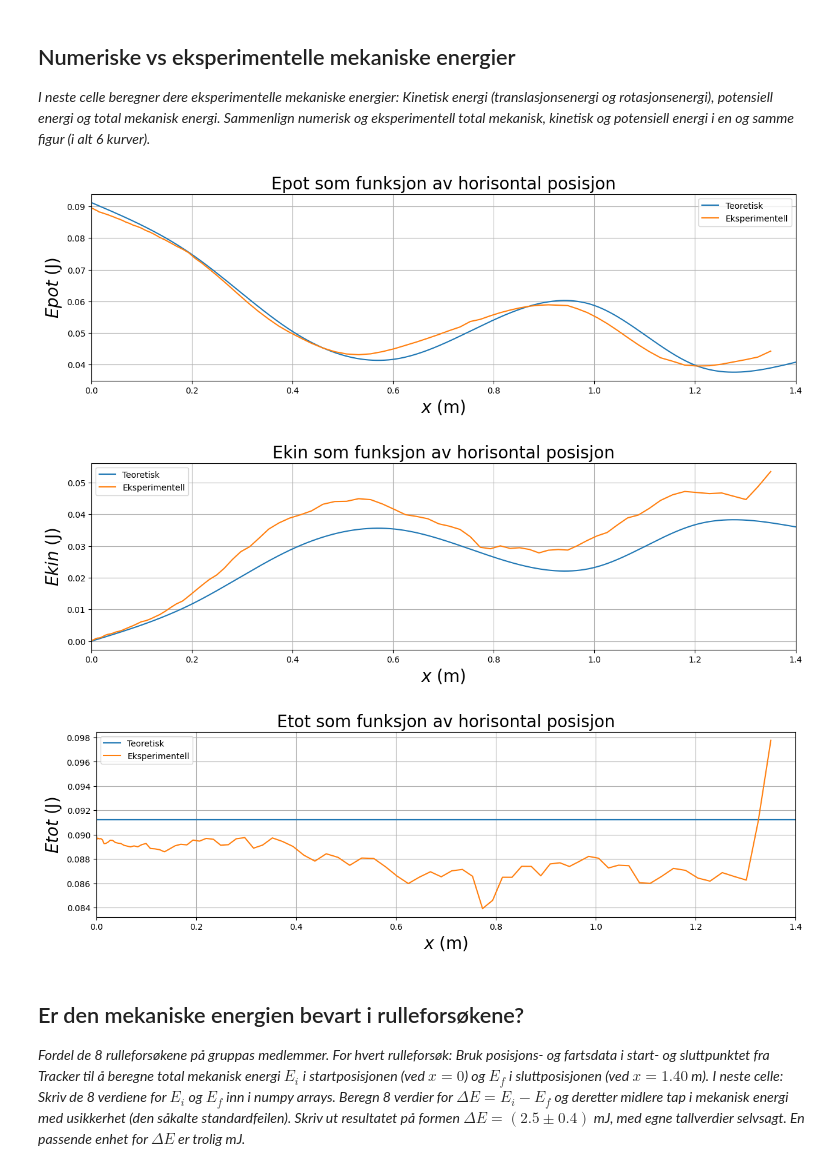
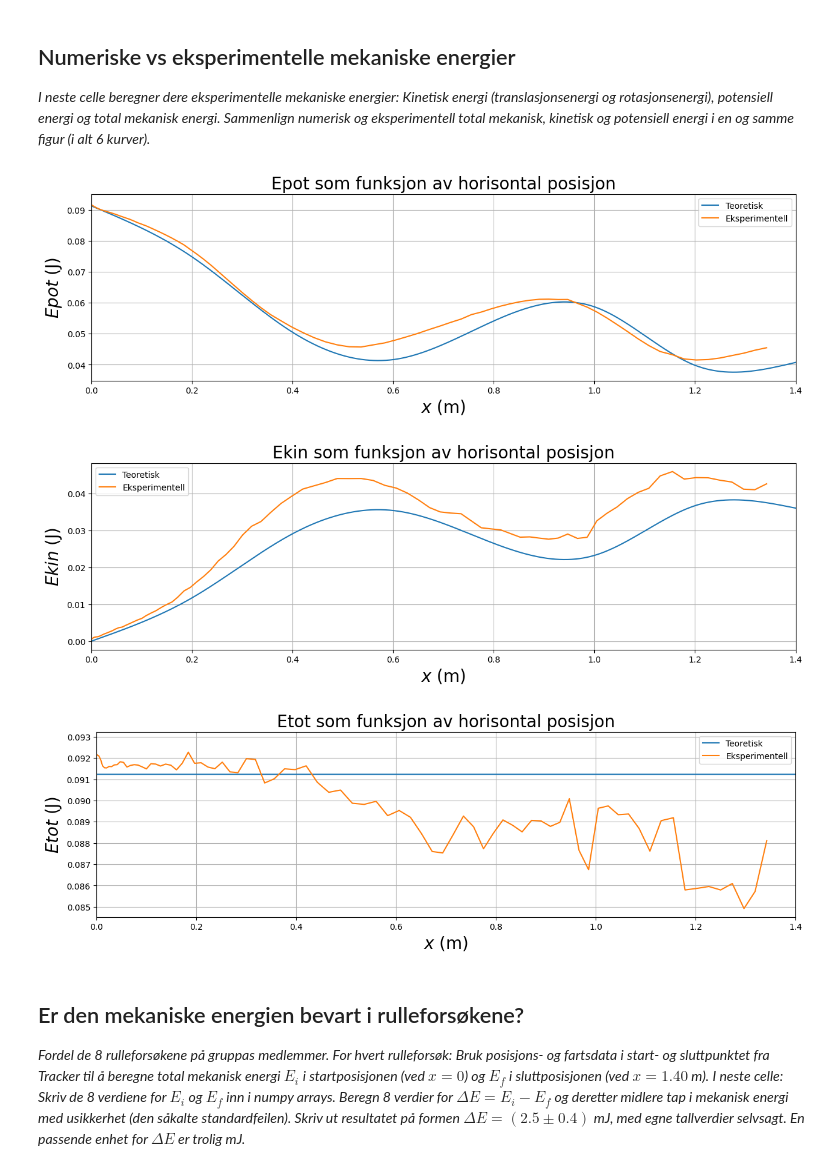
Before and after one commit to fnilsen1/TFY4115-lab, a Jupyter notebook: mal_V24.ipynb, the cells around one changed output. Drawn from its saved outputs; the diff is of its cells as text; code cells hidden in the pictures.

Commit message:
La til beregning av mekanisk energi

```diff
--- a/mal_V24.ipynb
+++ b/mal_V24.ipynb
@@ -434,12 +458,12 @@ plt.show()
 
 *I neste celle beregner dere eksperimentelle mekaniske energier: Kinetisk energi (translasjonsenergi og rotasjonsenergi), potensiell energi og total mekanisk energi. Sammenlign numerisk og eksperimentell total mekanisk, kinetisk og potensiell energi i en og samme figur (i alt 6 kurver).*
 # %%
-#Beregning av eksperimentell Etrans_exp, Erot_exp, Ekin_exp, Epot_exp, Etot_exp
-Etrans_exp = 1/2*M*v_exp**2
-Erot_exp = 1/2*M*c*v_exp**2
-Ekin_exp = Erot_exp + Etrans_exp
-Epot_exp = M*g*y_exp
-Etot_exp = Ekin_exp + Epot_exp
+#Beregning av eksperimentell Etrans_exp, Erot1_exp, Ekin_exp, Epot1_exp, Etot1_exp
+Etrans_exp = 1/2*M*v1_exp**2
+Erot1_exp = 1/2*M*c*v1_exp**2
+Ekin_exp = Erot1_exp + Etrans_exp
+Epot1_exp = M*g*y1_exp
+Etot1_exp = Ekin_exp + Epot1_exp
 
 #Figurer som sammenligner numerisk og eksperimentell kinetisk, potensiell og total mekanisk energi
 
@@ -448,7 +472,7 @@ plt.figure(figsize=(15,4))
 # TEORETISK GRAF
 plt.plot(x, EpotArray, label = 'Teoretisk')
 # EXPERIMENTELL GRAF
-plt.plot(x_exp,Epot_exp, label = 'Eksperimentell')
+plt.plot(x1_exp,Epot1_exp, label = 'Eksperimentell')
 plt.title('Epot som funksjon av horisontal posisjon', fontsize=20)
 plt.xlabel('$x$ (m)', fontsize=20)
 plt.ylabel('$Epot$ (J)', fontsize=20)
@@ -456,38 +480,38 @@ plt.xlim(0, 1.400)
 plt.legend()
 plt.grid()
 plt.show()
 
 # Plot av Ekin(x)
 plt.figure(figsize=(15,4))
 # TEORETISK GRAF
 plt.plot(x, EkinArray, label = 'Teoretisk')
 # EXMPERIMENTELL GRAF
-plt.plot(x_exp,Ekin_exp, label = 'Eksperimentell')
+plt.plot(x1_exp,Ekin_exp, label = 'Eksperimentell')
 plt.title('Ekin som funksjon av horisontal posisjon', fontsize=20)
 plt.xlabel('$x$ (m)', fontsize=20)
 plt.ylabel('$Ekin$ (J)', fontsize=20)
 plt.xlim(0, 1.400)
 plt.legend()
 plt.grid()
 plt.show()
 
 # Plot av Etot(x)
 plt.figure(figsize=(15,4))
 # TEORETISK GRAF
 plt.plot(x, TotEnergiArray, label = 'Teoretisk')
 # EXMPERIMENTELL GRAF
-plt.plot(x_exp,Etot_exp,label = 'Eksperimentell')
+plt.plot(x1_exp,Etot1_exp,label = 'Eksperimentell')
 plt.title('Etot som funksjon av horisontal posisjon', fontsize=20)
 plt.xlabel('$x$ (m)', fontsize=20)
 plt.ylabel('$Etot$ (J)', fontsize=20)
 plt.xlim(0, 1.400)
 plt.legend()
 plt.grid()
 plt.show()
 # %% [output]
-[figure, old version]
+[figure, new version]
-[figure, old version]
+[figure, new version]
-[figure, old version]
+[figure, new version]
 # %% [markdown]
 ## Er den mekaniske energien bevart i rulleforsøkene?
 *Fordel de 8 rulleforsøkene på gruppas medlemmer. For hvert rulleforsøk: Bruk posisjons- og fartsdata i start- og sluttpunktet fra Tracker til å beregne total mekanisk energi $E_i$ i startposisjonen (ved $x=0$) og $E_f$ i sluttposisjonen (ved $x=1.40$ m). I neste celle: Skriv de 8 verdiene for $E_i$ og $E_f$ inn i numpy arrays. Beregn 8 verdier for $\Delta E = E_i-E_f$ og deretter midlere tap i mekanisk energi med usikkerhet (den såkalte standardfeilen). Skriv ut resultatet på formen $\Delta E = (2.5 \pm 0.4)$ mJ, med egne tallverdier selvsagt. En passende enhet for $\Delta E$ er trolig mJ.*
```
Also changed, not shown: parts of 11 cells of this notebook.
